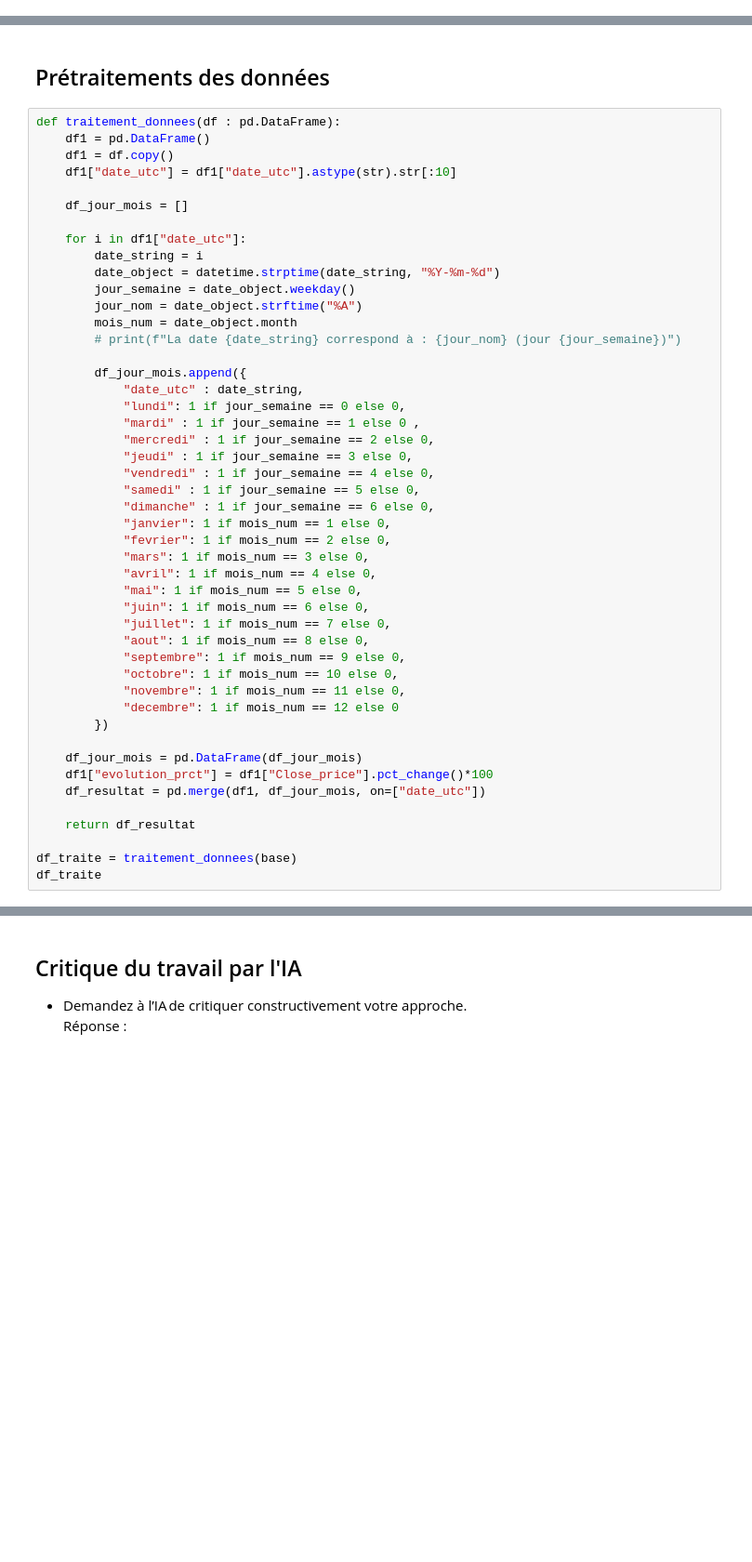
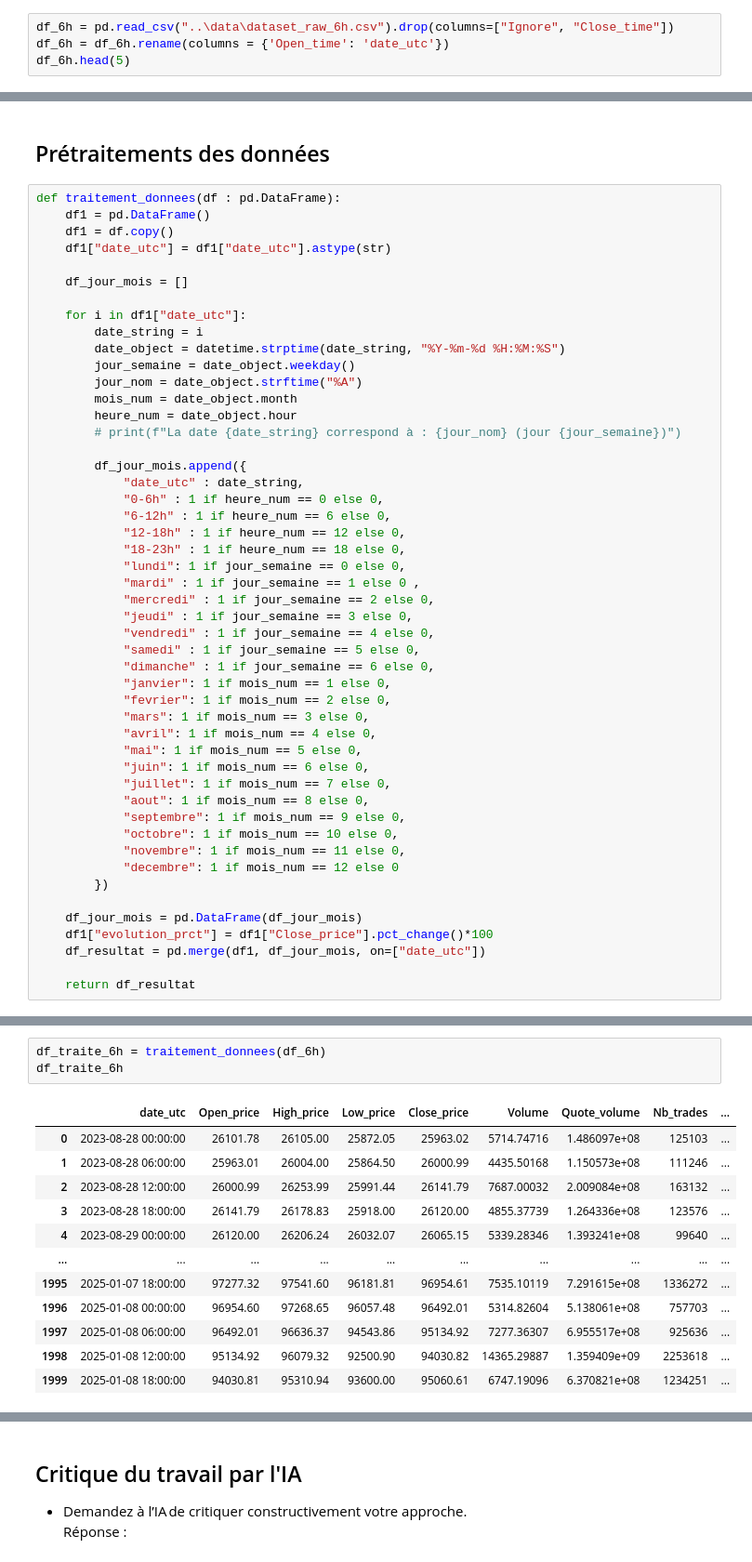
Before and after one commit to Jadorlo/Projet_ml, a Jupyter notebook: notebook/projet_ml_LUNEL_DJAREDDIR_G19.ipynb, the cells around one changed output, grey strips where cells are left out. Shown at 93% size. Saved outputs shown, nothing was run; the diff lists cells and outputs as text; blank space fills up the shorter version.

```diff
--- a/notebook/projet_ml_LUNEL_DJAREDDIR_G19.ipynb
+++ b/notebook/projet_ml_LUNEL_DJAREDDIR_G19.ipynb
@@ -308,0 +311,4 @@ Analyse avec Bougie Japonaise journalières :
+# %%
+df_6h = pd.read_csv("..\data\dataset_raw_6h.csv").drop(columns=["Ignore", "Close_time"])
+df_6h = df_6h.rename(columns = {'Open_time': 'date_utc'})
+df_6h.head(5)
@@ -312,20 +325,25 @@ Analyse avec Bougie Japonaise journalières :
 def traitement_donnees(df : pd.DataFrame):
     df1 = pd.DataFrame()
     df1 = df.copy()
-    df1["date_utc"] = df1["date_utc"].astype(str).str[:10]
+    df1["date_utc"] = df1["date_utc"].astype(str)
 
     df_jour_mois = []
 
     for i in df1["date_utc"]:
         date_string = i
-        date_object = datetime.strptime(date_string, "%Y-%m-%d")
+        date_object = datetime.strptime(date_string, "%Y-%m-%d %H:%M:%S")
         jour_semaine = date_object.weekday()
         jour_nom = date_object.strftime("%A")
         mois_num = date_object.month
+        heure_num = date_object.hour
         # print(f"La date {date_string} correspond à : {jour_nom} (jour {jour_semaine})")
 
         df_jour_mois.append({
             "date_utc" : date_string,
+            "0-6h" : 1 if heure_num == 0 else 0,
+            "6-12h" : 1 if heure_num == 6 else 0,
+            "12-18h" : 1 if heure_num == 12 else 0,
+            "18-23h" : 1 if heure_num == 18 else 0,
             "lundi": 1 if jour_semaine == 0 else 0,
             "mardi" : 1 if jour_semaine == 1 else 0 ,
             "mercredi" : 1 if jour_semaine == 2 else 0,
@@ -352,6 +370,3 @@ def traitement_donnees(df : pd.DataFrame):
     df_resultat = pd.merge(df1, df_jour_mois, on=["date_utc"])
 
     return df_resultat
-
-df_traite = traitement_donnees(base)
-df_traite
@@ -371,0 +376,16 @@ df_traite
+# %%
+df_traite_6h = traitement_donnees(df_6h)
+df_traite_6h
+# %% [output]
+|  | date_utc | Open_price | High_price | Low_price | Close_price | Volume | Quote_volume | Nb_trades | ... |
+| 0 | 2023-08-28 00:00:00 | 26101.78 | 26105.00 | 25872.05 | 25963.02 | 5714.74716 | 1.486097e+08 | 125103 | ... |
+| 1 | 2023-08-28 06:00:00 | 25963.01 | 26004.00 | 25864.50 | 26000.99 | 4435.50168 | 1.150573e+08 | 111246 | ... |
+| 2 | 2023-08-28 12:00:00 | 26000.99 | 26253.99 | 25991.44 | 26141.79 | 7687.00032 | 2.009084e+08 | 163132 | ... |
+| 3 | 2023-08-28 18:00:00 | 26141.79 | 26178.83 | 25918.00 | 26120.00 | 4855.37739 | 1.264336e+08 | 123576 | ... |
+| 4 | 2023-08-29 00:00:00 | 26120.00 | 26206.24 | 26032.07 | 26065.15 | 5339.28346 | 1.393241e+08 | 99640 | ... |
+| ... | ... | ... | ... | ... | ... | ... | ... | ... | ... |
+| 1995 | 2025-01-07 18:00:00 | 97277.32 | 97541.60 | 96181.81 | 96954.61 | 7535.10119 | 7.291615e+08 | 1336272 | ... |
+| 1996 | 2025-01-08 00:00:00 | 96954.60 | 97268.65 | 96057.48 | 96492.01 | 5314.82604 | 5.138061e+08 | 757703 | ... |
+| 1997 | 2025-01-08 06:00:00 | 96492.01 | 96636.37 | 94543.86 | 95134.92 | 7277.36307 | 6.955517e+08 | 925636 | ... |
+| 1998 | 2025-01-08 12:00:00 | 95134.92 | 96079.32 | 92500.90 | 94030.82 | 14365.29887 | 1.359409e+09 | 2253618 | ... |
+| 1999 | 2025-01-08 18:00:00 | 94030.81 | 95310.94 | 93600.00 | 95060.61 | 6747.19096 | 6.370821e+08 | 1234251 | ... |
```
Also changed, not shown: parts of 16 cells of this notebook, 3 other files.
